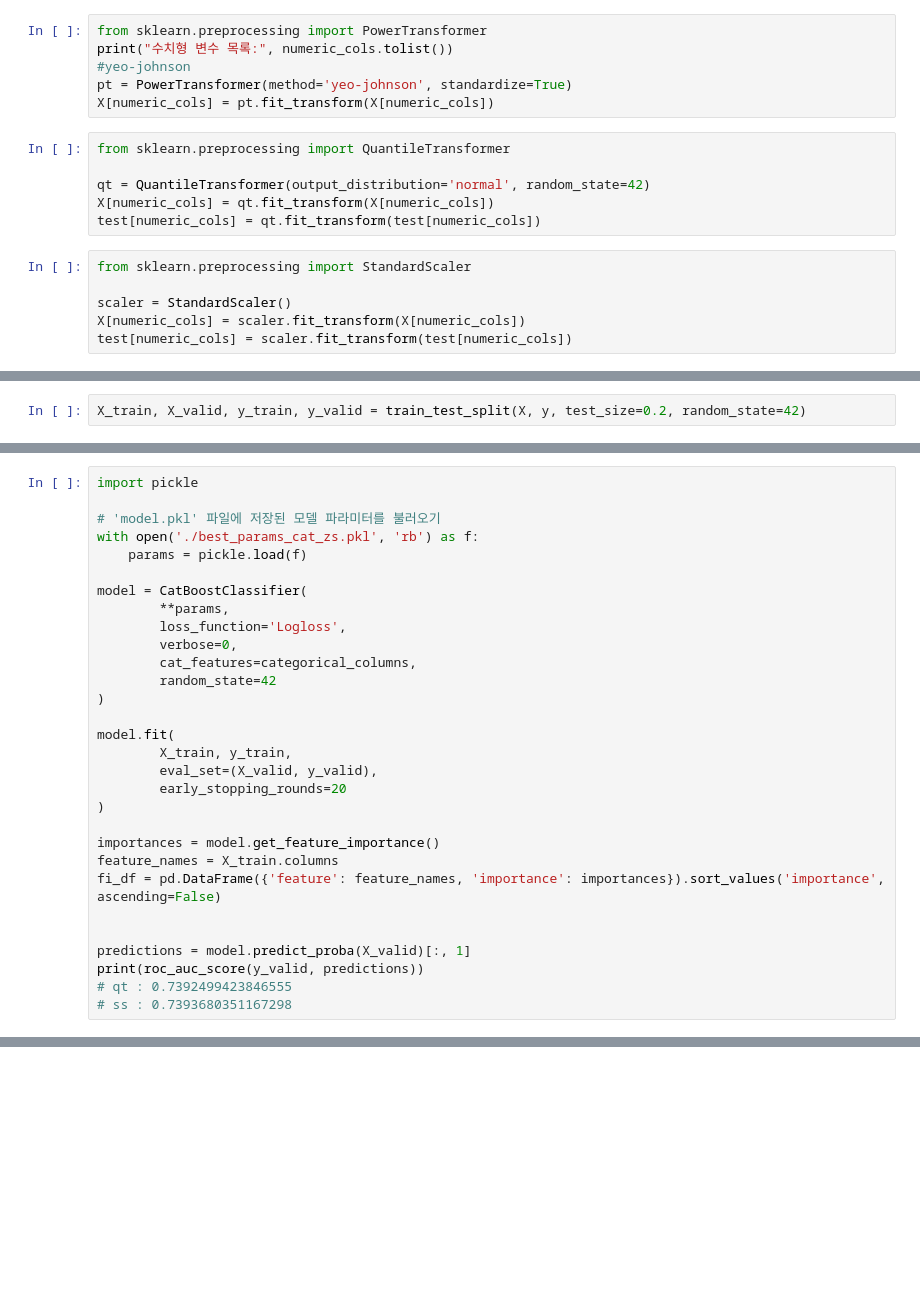
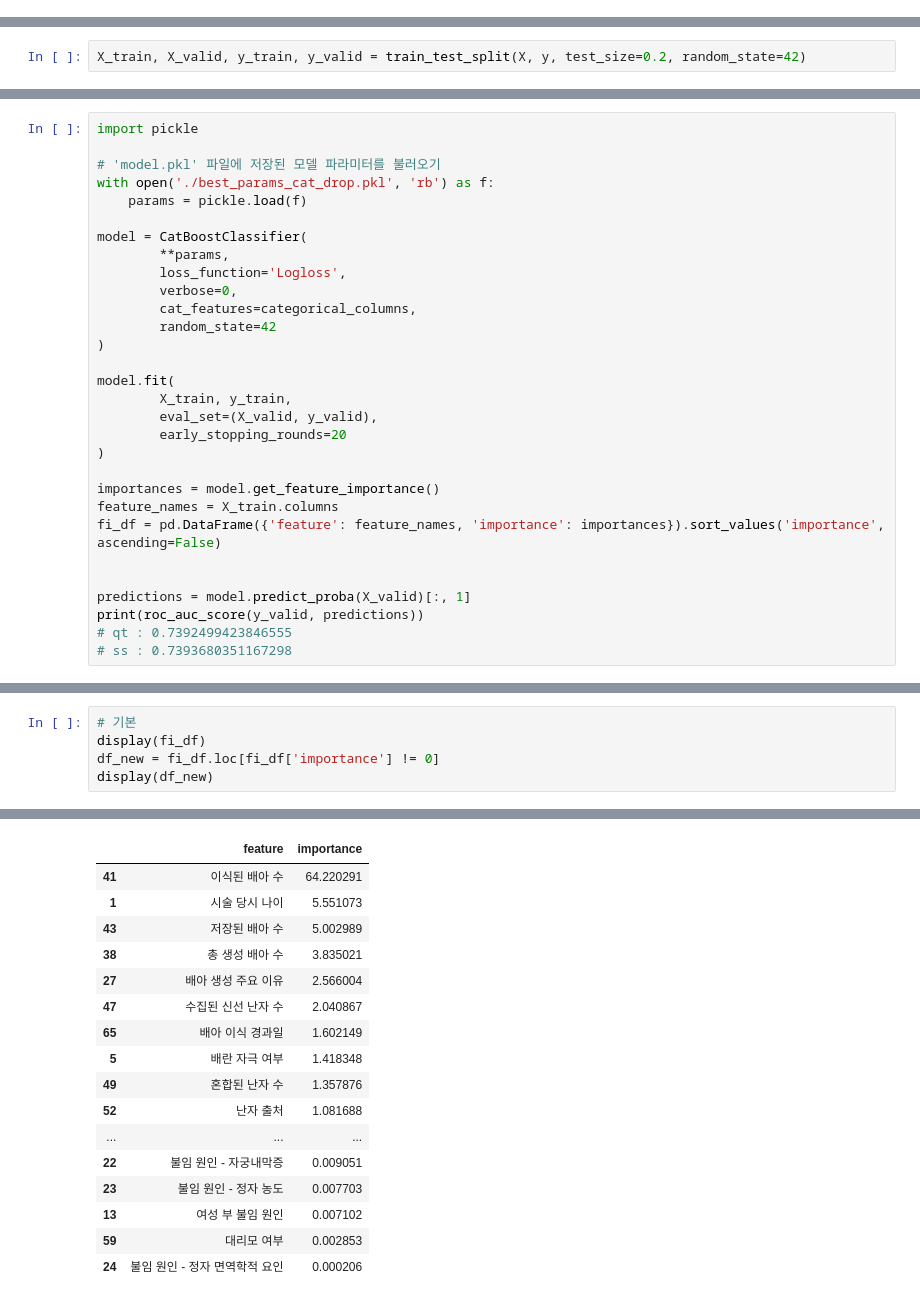
Before and after one commit to BBKN071/aimers, a Jupyter notebook: workspace/catboost_model.ipynb, the cells around one changed output, grey strips where cells are left out. Drawn from its saved outputs; the diff is of its cells as text; blank space fills up the shorter version.

```diff
--- a/workspace/catboost_model.ipynb
+++ b/workspace/catboost_model.ipynb
@@ -22,18 +122,0 @@ numeric_cols = X.select_dtypes(include=[np.number]).columns
-# %%
-from sklearn.preprocessing import PowerTransformer
-print("수치형 변수 목록:", numeric_cols.tolist())
-#yeo-johnson
-pt = PowerTransformer(method='yeo-johnson', standardize=True)
-X[numeric_cols] = pt.fit_transform(X[numeric_cols])
-# %%
-from sklearn.preprocessing import QuantileTransformer
-
-qt = QuantileTransformer(output_distribution='normal', random_state=42)
-X[numeric_cols] = qt.fit_transform(X[numeric_cols])
-test[numeric_cols] = qt.fit_transform(test[numeric_cols])
-# %%
-from sklearn.preprocessing import StandardScaler
-
-scaler = StandardScaler()
-X[numeric_cols] = scaler.fit_transform(X[numeric_cols])
-test[numeric_cols] = scaler.fit_transform(test[numeric_cols])
@@ -98,7 +258,7 @@ X_train, X_valid, y_train, y_valid = train_test_split(X, y, test_size=0.2, rando
 import pickle
 
 # 'model.pkl' 파일에 저장된 모델 파라미터를 불러오기
-with open('./best_params_cat_zs.pkl', 'rb') as f:
+with open('./best_params_cat_drop.pkl', 'rb') as f:
     params = pickle.load(f)
 
 model = CatBoostClassifier(
@@ -136,0 +309,6 @@ plt.show()
+# %%
+# 기본
+display(fi_df)
+df_new = fi_df.loc[fi_df['importance'] != 0]
+display(df_new)
+# %% [output]
@@ -136,0 +328,17 @@ plt.show()
+|  | feature | importance |
+| 41 | 이식된 배아 수 | 64.220291 |
+| 1 | 시술 당시 나이 | 5.551073 |
+| 43 | 저장된 배아 수 | 5.002989 |
+| 38 | 총 생성 배아 수 | 3.835021 |
+| 27 | 배아 생성 주요 이유 | 2.566004 |
+| 47 | 수집된 신선 난자 수 | 2.040867 |
+| 65 | 배아 이식 경과일 | 1.602149 |
+| 5 | 배란 자극 여부 | 1.418348 |
+| 49 | 혼합된 난자 수 | 1.357876 |
+| 52 | 난자 출처 | 1.081688 |
+| ... | ... | ... |
+| 22 | 불임 원인 - 자궁내막증 | 0.009051 |
+| 23 | 불임 원인 - 정자 농도 | 0.007703 |
+| 13 | 여성 부 불임 원인 | 0.007102 |
+| 59 | 대리모 여부 | 0.002853 |
+| 24 | 불임 원인 - 정자 면역학적 요인 | 0.000206 |
```
Also changed, not shown: parts of 16 cells of this notebook, 41 other files.
